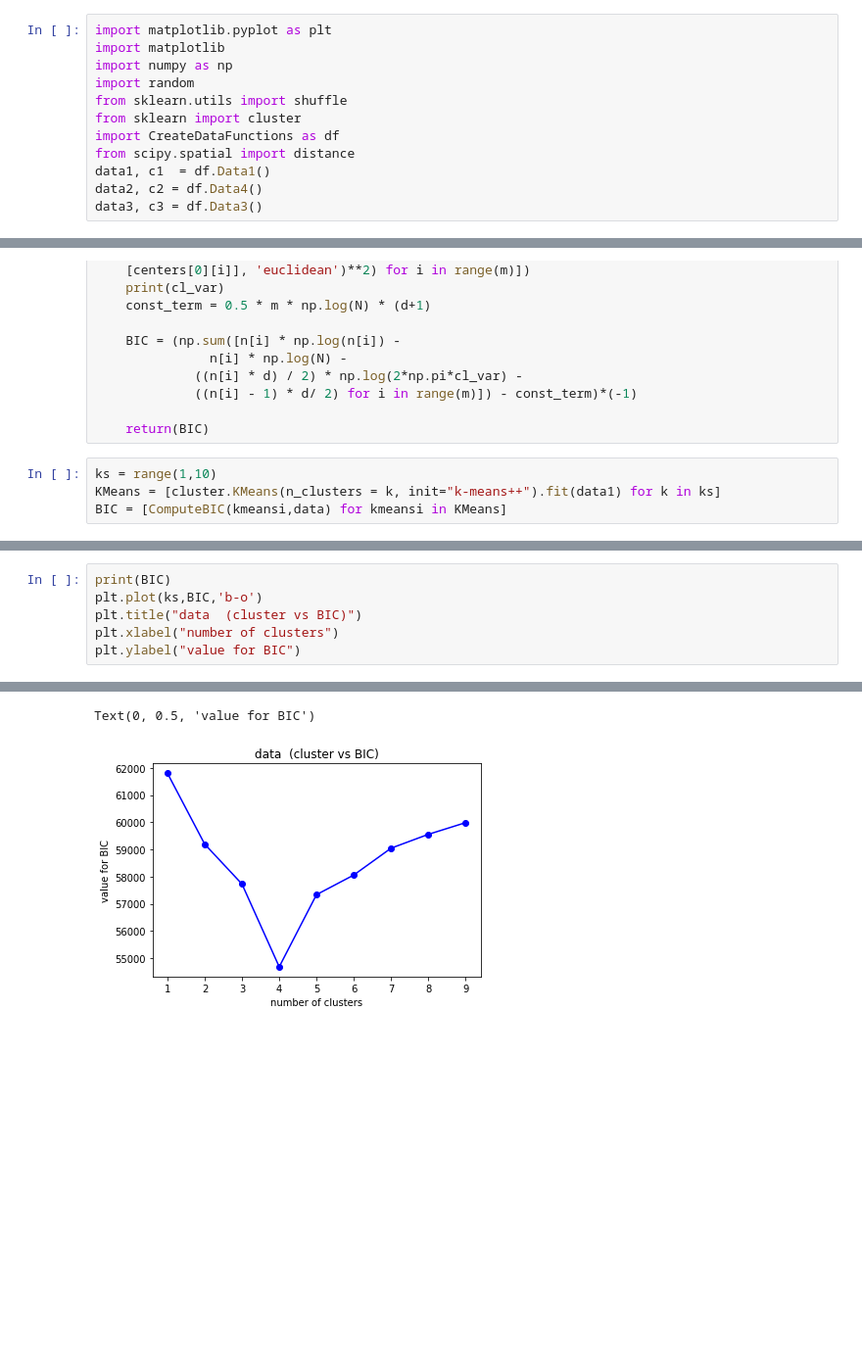
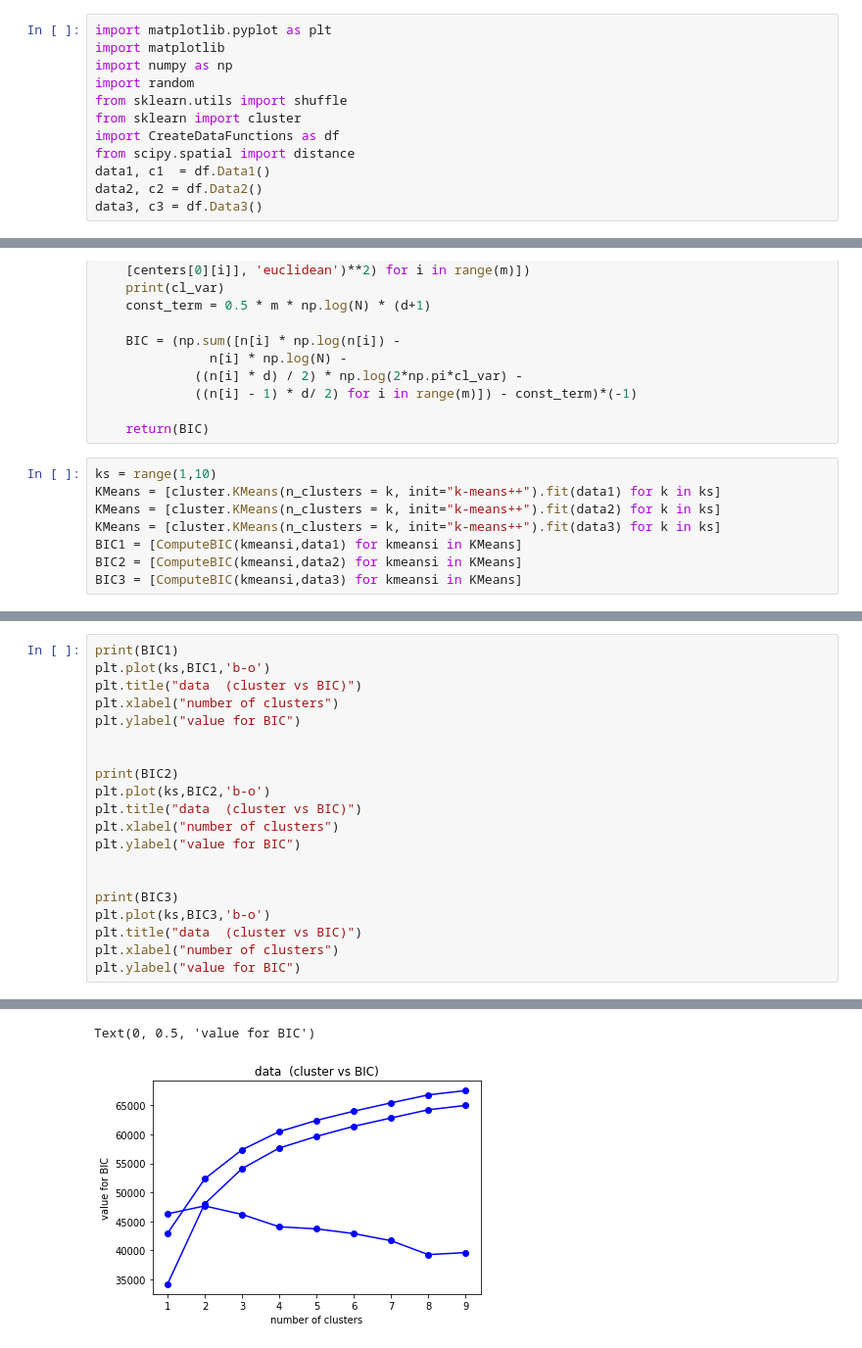
Before and after one commit to edforsberg/MME440_Project2, a Jupyter notebook: ErikF_BIC_Method.ipynb, the cells around one changed output, grey strips where cells are left out. Shown at 98% size. Drawn from its saved outputs; the diff is of its cells as text; blank space fills up the shorter version.

Commit message:
fixed data set once more...

```diff
--- a/ErikF_BIC_Method.ipynb
+++ b/ErikF_BIC_Method.ipynb
@@ -8,7 +8,7 @@ from sklearn import cluster
 import CreateDataFunctions as df
 from scipy.spatial import distance
 data1, c1  = df.Data1()
-data2, c2 = df.Data4()
+data2, c2 = df.Data2()
 data3, c3 = df.Data3()
 # %%
 plt.scatter(data1[:,0],data1[:,1],s=1,c=c1)
@@ -43,5 +43,9 @@ def ComputeBIC(kmeans, data):
 # %%
 ks = range(1,10)
 KMeans = [cluster.KMeans(n_clusters = k, init="k-means++").fit(data1) for k in ks]
-BIC = [ComputeBIC(kmeansi,data) for kmeansi in KMeans]
+KMeans = [cluster.KMeans(n_clusters = k, init="k-means++").fit(data2) for k in ks]
+KMeans = [cluster.KMeans(n_clusters = k, init="k-means++").fit(data3) for k in ks]
+BIC1 = [ComputeBIC(kmeansi,data1) for kmeansi in KMeans]
+BIC2 = [ComputeBIC(kmeansi,data2) for kmeansi in KMeans]
+BIC3 = [ComputeBIC(kmeansi,data3) for kmeansi in KMeans]
 # %% [output]
@@ -57,7 +69,21 @@ BIC = [ComputeBIC(kmeansi,data) for kmeansi in KMeans]
 # %%
-print(BIC)
-plt.plot(ks,BIC,'b-o')
+print(BIC1)
+plt.plot(ks,BIC1,'b-o')
 plt.title("data  (cluster vs BIC)")
 plt.xlabel("number of clusters")
 plt.ylabel("value for BIC")
+
+
+print(BIC2)
+plt.plot(ks,BIC2,'b-o')
+plt.title("data  (cluster vs BIC)")
+plt.xlabel("number of clusters")
+plt.ylabel("value for BIC")
+
+
+print(BIC3)
+plt.plot(ks,BIC3,'b-o')
+plt.title("data  (cluster vs BIC)")
+plt.xlabel("number of clusters")
+plt.ylabel("value for BIC")
 # %% [output]
@@ -65,2 +93,2 @@ plt.ylabel("value for BIC")
 Text(0, 0.5, 'value for BIC')
-[figure, old version]
+[figure, new version]
```
Also changed, not shown: parts of 5 cells of this notebook, 1 other file.
